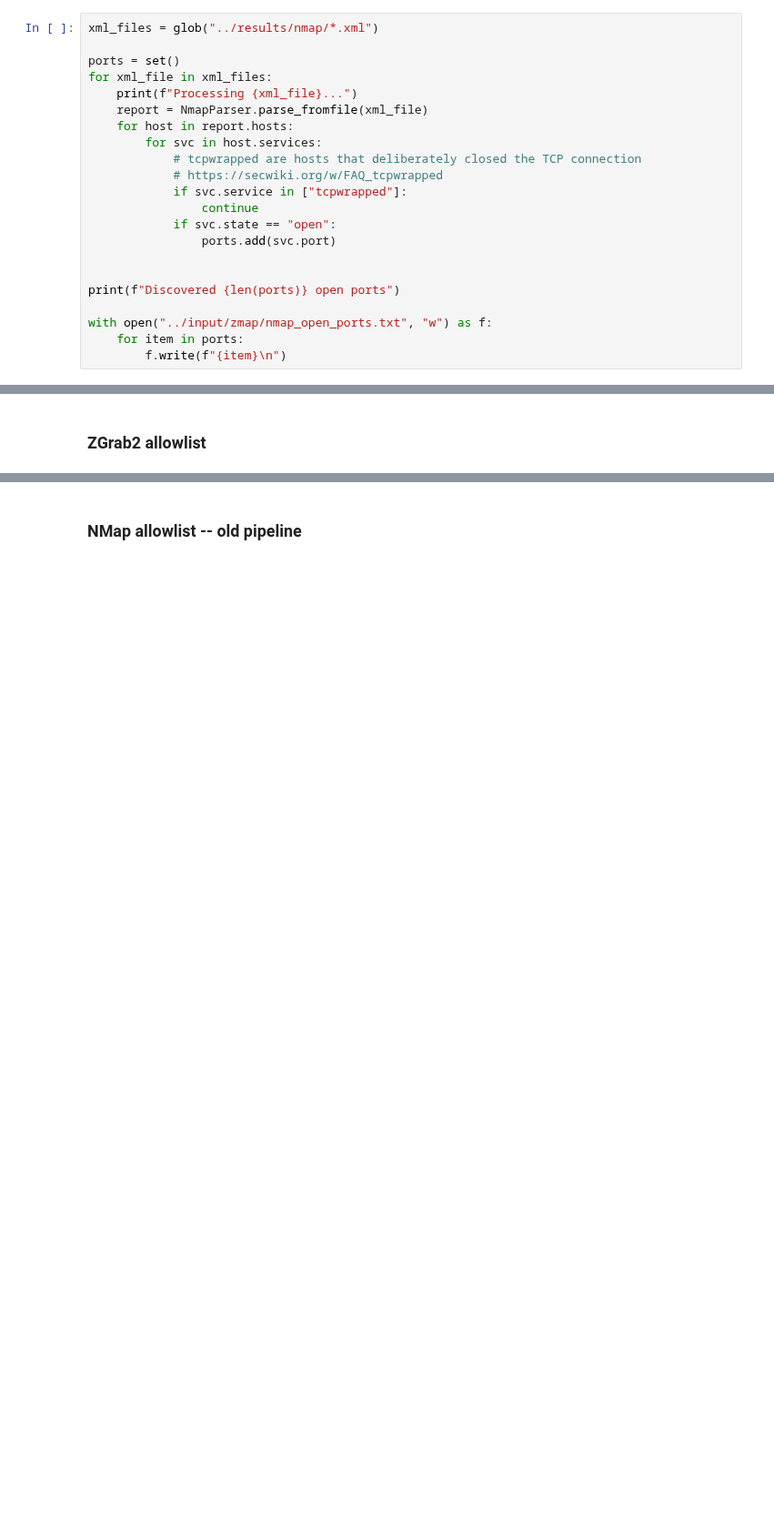
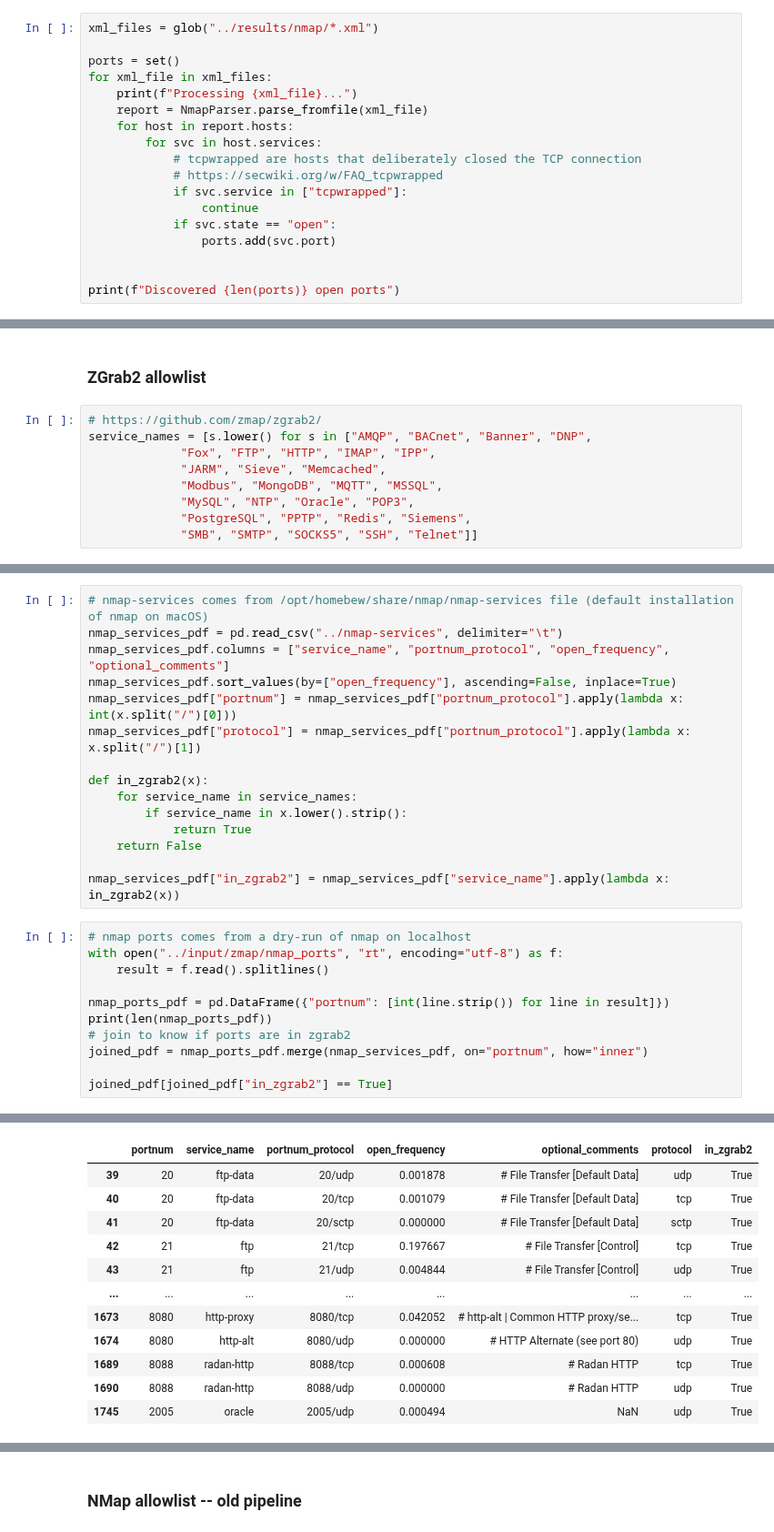
Before and after one commit to gustavoluvizotto/anycast-service-discovery, a Jupyter notebook: measurements/notebooks/process_input_output.ipynb, the cells around one changed output, grey strips where cells are left out. Shown at 91% size. Drawn from its saved outputs; the diff is of its cells as text; blank space fills up the shorter version.

```diff
--- a/measurements/notebooks/process_input_output.ipynb
+++ b/measurements/notebooks/process_input_output.ipynb
@@ -129,10 +129,6 @@ for xml_file in xml_files:
 
 
 print(f"Discovered {len(ports)} open ports")
-
-with open("../input/zmap/nmap_open_ports.txt", "w") as f:
-    for item in ports:
-        f.write(f"{item}\n")
 # %% [output]
 Processing ../results/nmap/nmap_20251202093456_.xml...
 Discovered 1997 open ports
@@ -209,3 +210,12 @@ with open("../input/zmap/nmap_open_ports.txt", "w") as f:
 Nmap default top ports count: 1000
 # %% [markdown]
 ### ZGrab2 allowlist
+# %%
+# https://github.com/zmap/zgrab2/
+service_names = [s.lower() for s in ["AMQP", "BACnet", "Banner", "DNP",
+             "Fox", "FTP", "HTTP", "IMAP", "IPP",
+             "JARM", "Sieve", "Memcached",
+             "Modbus", "MongoDB", "MQTT", "MSSQL",
+             "MySQL", "NTP", "Oracle", "POP3",
+             "PostgreSQL", "PPTP", "Redis", "Siemens",
+             "SMB", "SMTP", "SOCKS5", "SSH", "Telnet"]]
@@ -211,0 +224,27 @@ Nmap default top ports count: 1000
+# %%
+# nmap-services comes from /opt/homebew/share/nmap/nmap-services file (default installation of nmap on macOS)
+nmap_services_pdf = pd.read_csv("../nmap-services", delimiter="\t")
+nmap_services_pdf.columns = ["service_name", "portnum_protocol", "open_frequency", "optional_comments"]
+nmap_services_pdf.sort_values(by=["open_frequency"], ascending=False, inplace=True)
+nmap_services_pdf["portnum"] = nmap_services_pdf["portnum_protocol"].apply(lambda x: int(x.split("/")[0]))
+nmap_services_pdf["protocol"] = nmap_services_pdf["portnum_protocol"].apply(lambda x: x.split("/")[1])
+
+def in_zgrab2(x):
+    for service_name in service_names:
+        if service_name in x.lower().strip():
+            return True
+    return False
+
+nmap_services_pdf["in_zgrab2"] = nmap_services_pdf["service_name"].apply(lambda x: in_zgrab2(x))
+# %%
+# nmap ports comes from a dry-run of nmap on localhost
+with open("../input/zmap/nmap_ports", "rt", encoding="utf-8") as f:
+    result = f.read().splitlines()
+
+nmap_ports_pdf = pd.DataFrame({"portnum": [int(line.strip()) for line in result]})
+print(len(nmap_ports_pdf))
+# join to know if ports are in zgrab2
+joined_pdf = nmap_ports_pdf.merge(nmap_services_pdf, on="portnum", how="inner")
+
+joined_pdf[joined_pdf["in_zgrab2"] == True]
+# %% [output]
@@ -211,0 +252,12 @@ Nmap default top ports count: 1000
+|  | portnum | service_name | portnum_protocol | open_frequency | optional_comments | protocol | in_zgrab2 |
+| 39 | 20 | ftp-data | 20/udp | 0.001878 | # File Transfer [Default Data] | udp | True |
+| 40 | 20 | ftp-data | 20/tcp | 0.001079 | # File Transfer [Default Data] | tcp | True |
+| 41 | 20 | ftp-data | 20/sctp | 0.000000 | # File Transfer [Default Data] | sctp | True |
+| 42 | 21 | ftp | 21/tcp | 0.197667 | # File Transfer [Control] | tcp | True |
+| 43 | 21 | ftp | 21/udp | 0.004844 | # File Transfer [Control] | udp | True |
+| ... | ... | ... | ... | ... | ... | ... | ... |
+| 1673 | 8080 | http-proxy | 8080/tcp | 0.042052 | # http-alt | Common HTTP proxy/se... | tcp | True |
+| 1674 | 8080 | http-alt | 8080/udp | 0.000000 | # HTTP Alternate (see port 80) | udp | True |
+| 1689 | 8088 | radan-http | 8088/tcp | 0.000608 | # Radan HTTP | tcp | True |
+| 1690 | 8088 | radan-http | 8088/udp | 0.000000 | # Radan HTTP | udp | True |
+| 1745 | 2005 | oracle | 2005/udp | 0.000494 | NaN | udp | True |
```
Also changed, not shown: parts of 13 cells of this notebook, 4 other files.
